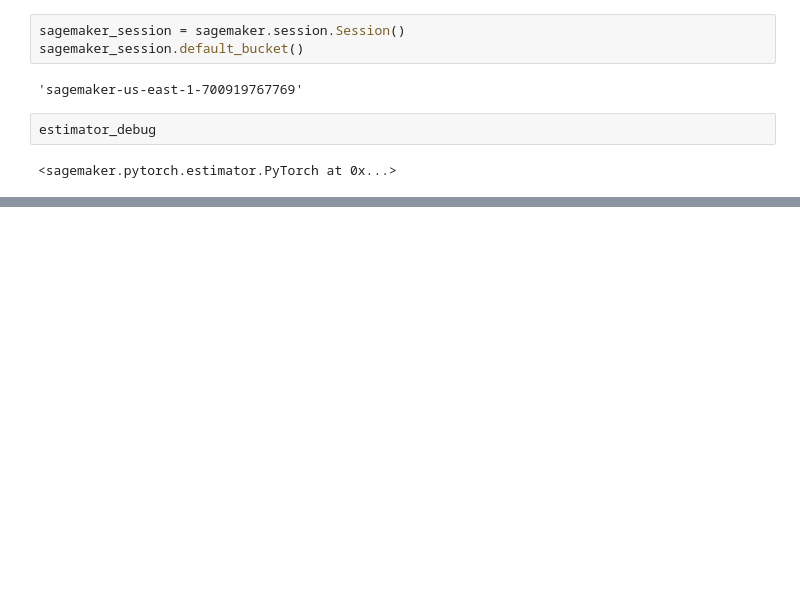
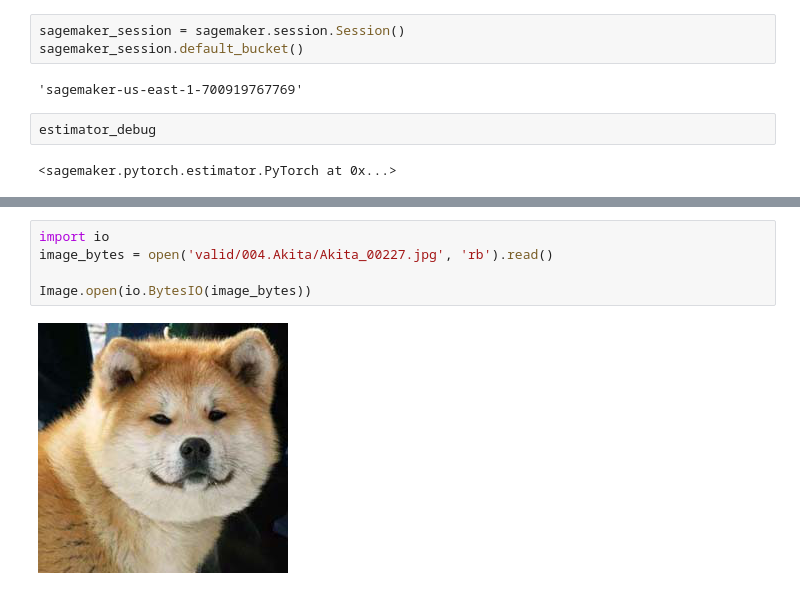
Before and after one commit to bhagatsnehal/dog-breed-classification-model-deployment-AWS, a Jupyter notebook: train_and_deploy.ipynb, the cells around one changed output, grey strips where cells are left out. Drawn from its saved outputs; the diff is of its cells as text; blank space fills up the shorter version.

```diff
--- a/train_and_deploy.ipynb
+++ b/train_and_deploy.ipynb
@@ -528,0 +601,7 @@ estimator_debug
+# %%
+import io
+image_bytes = open('valid/004.Akita/Akita_00227.jpg', 'rb').read()
+
+Image.open(io.BytesIO(image_bytes))
+# %% [output]
+[figure, added]
```
Also changed, not shown: parts of 56 cells of this notebook.
